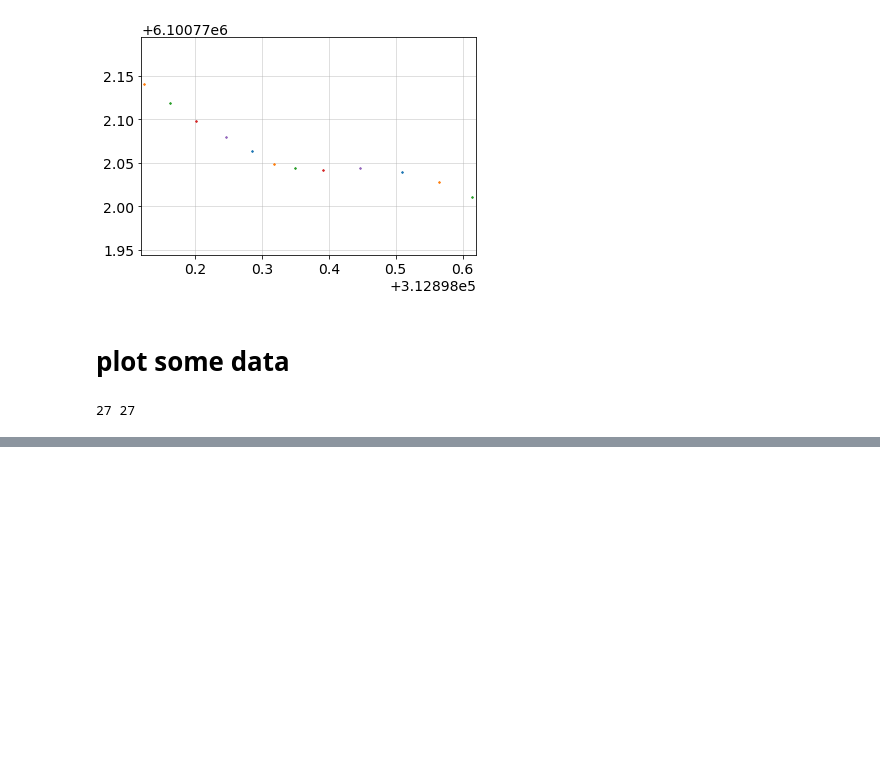
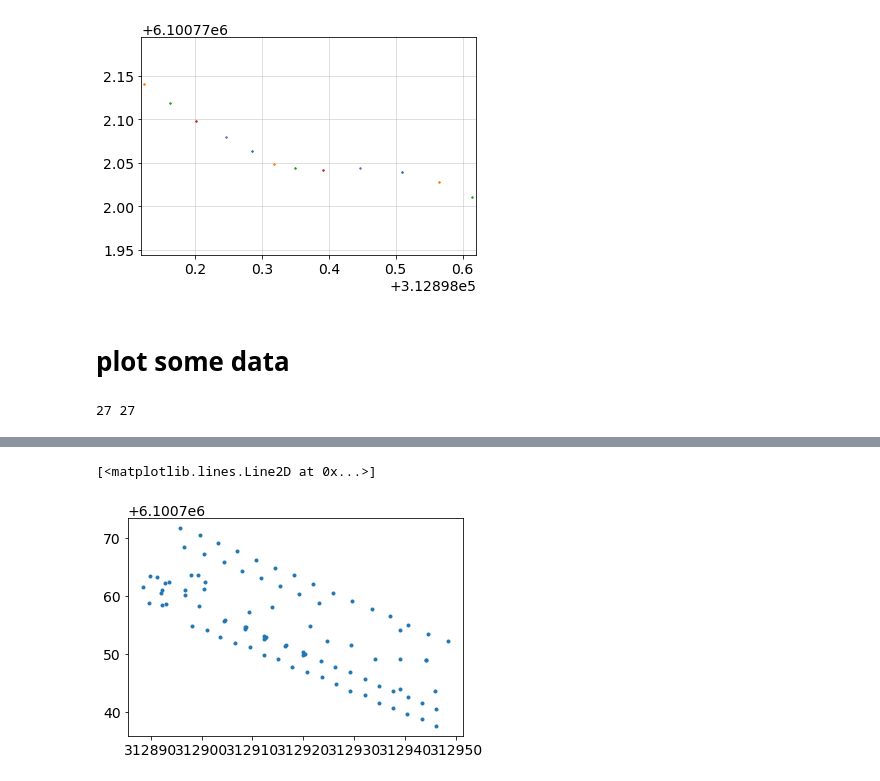
Before and after one commit to lheagy/uxo-notebooks, a Jupyter notebook: plotting_test_data.ipynb, the cells around one changed output, grey strips where cells are left out. Saved outputs shown, nothing was run; the diff lists cells and outputs as text; code cells hidden in the pictures; blank space fills up the shorter version.

```diff
--- a/plotting_test_data.ipynb
+++ b/plotting_test_data.ipynb
@@ -253,0 +299,2 @@ len(times)
+# %%
+groundtruth = pd.read_excel(os.path.sep.join([data_directory, "groundtruth_Testplot5F.xlsx"]), nrows=93)
@@ -253,0 +317,5 @@ len(times)
+# %%
+plt.plot(groundtruth[["Easting"]], groundtruth[["Northing"]], '.')
+# %% [output]
+[<matplotlib.lines.Line2D at 0x...>]
+[figure, added]
```
Also changed, not shown: parts of 25 cells of this notebook, 3 other files.
